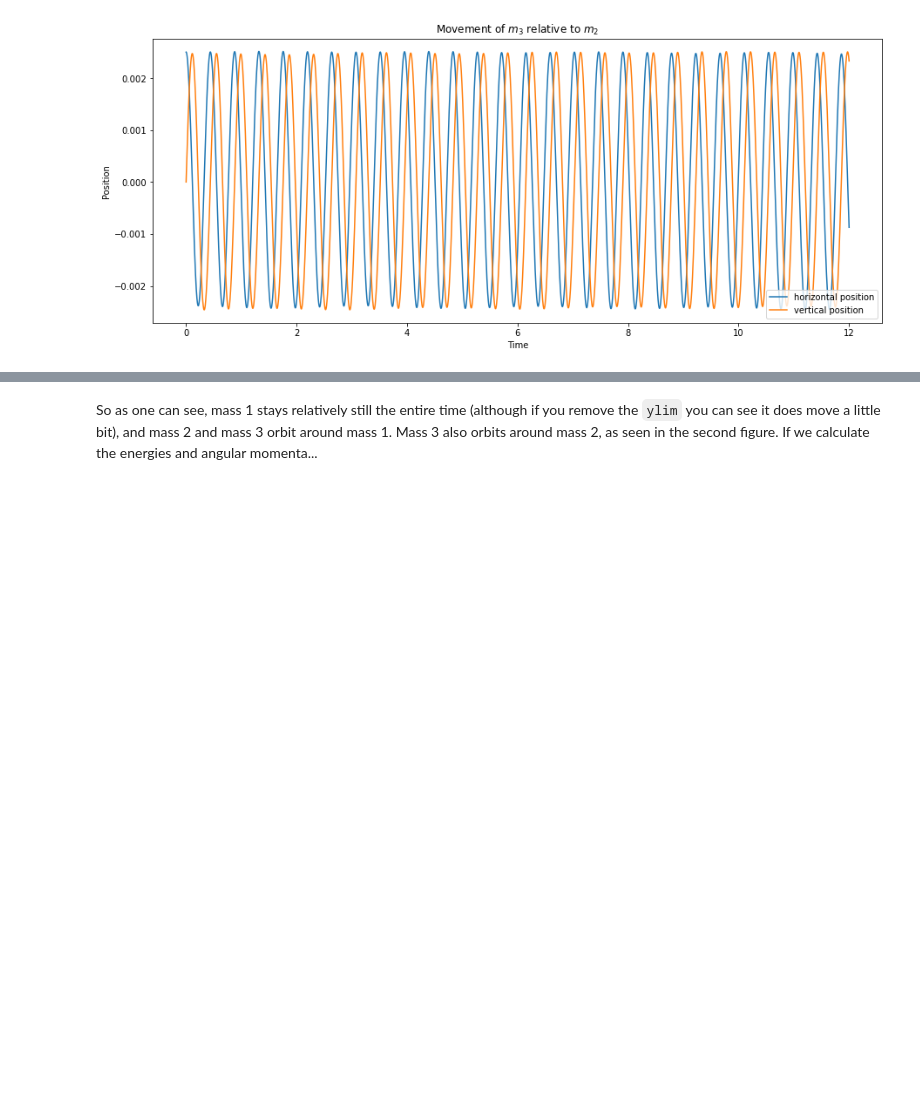
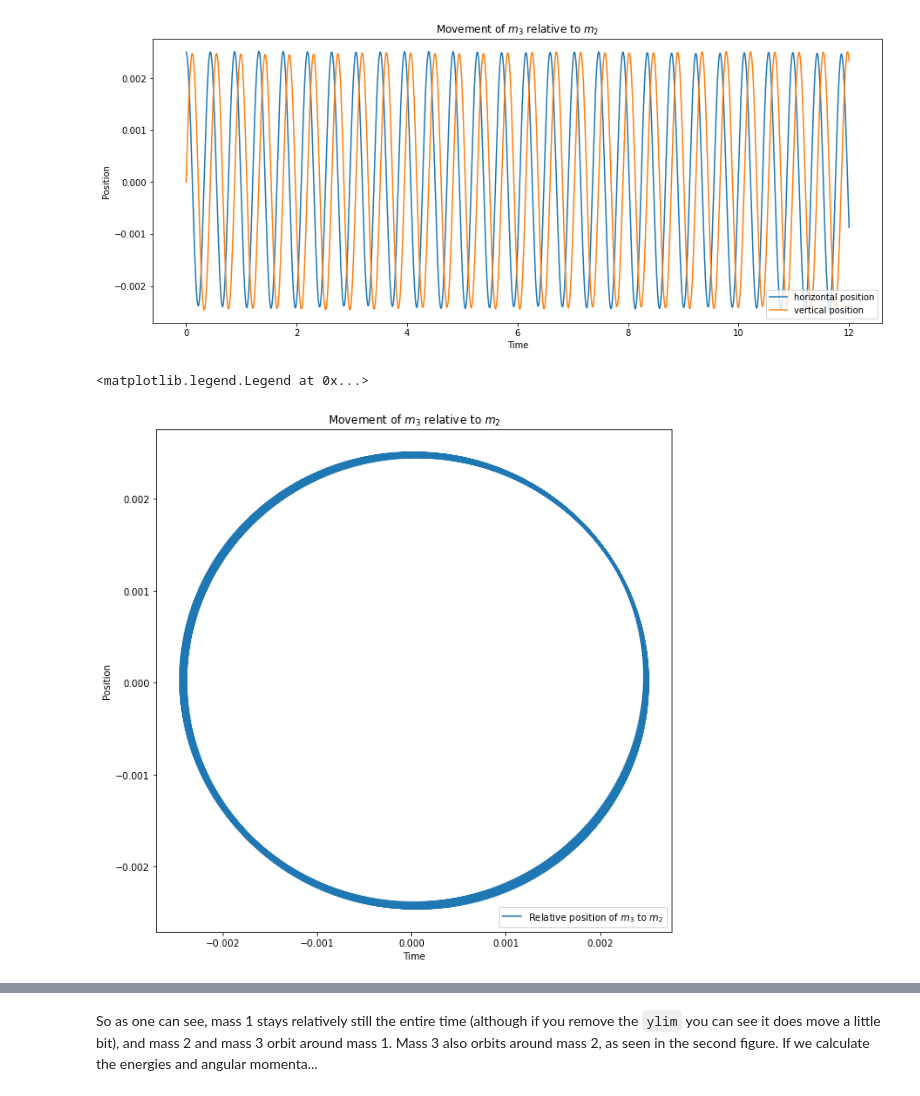
Before and after one commit to dannyphandannyphan/CompPhysMiniProject, a Jupyter notebook: Logbooks/Logbook 1.ipynb, the cells around one changed output, grey strips where cells are left out. Cells and saved outputs as stored; diff of their text form; code cells hidden in the pictures; blank space fills up the shorter version.

```diff
--- a/Logbooks/Logbook 1.ipynb
+++ b/Logbooks/Logbook 1.ipynb
@@ -266,3 +268,13 @@ plt.legend(loc = 'lower right')
 # %% [output]
 <matplotlib.legend.Legend at 0x...>
 [figure]
+# %%
+plt.figure(figsize = (10,10))
+plt.title(r"Movement of $m_3$ relative to $m_2$")
+plt.plot(R3[:,0] - R2[:,0], R3[:,1]- R2[:,1], label = "Relative position of $m_3$ to $m_2$")
+plt.xlabel("Time")
+plt.ylabel("Position")
+plt.legend(loc = 'lower right')
+# %% [output]
+<matplotlib.legend.Legend at 0x...>
+[figure, added]
```
Also changed, not shown: parts of 8 cells of this notebook, 2 other files.
